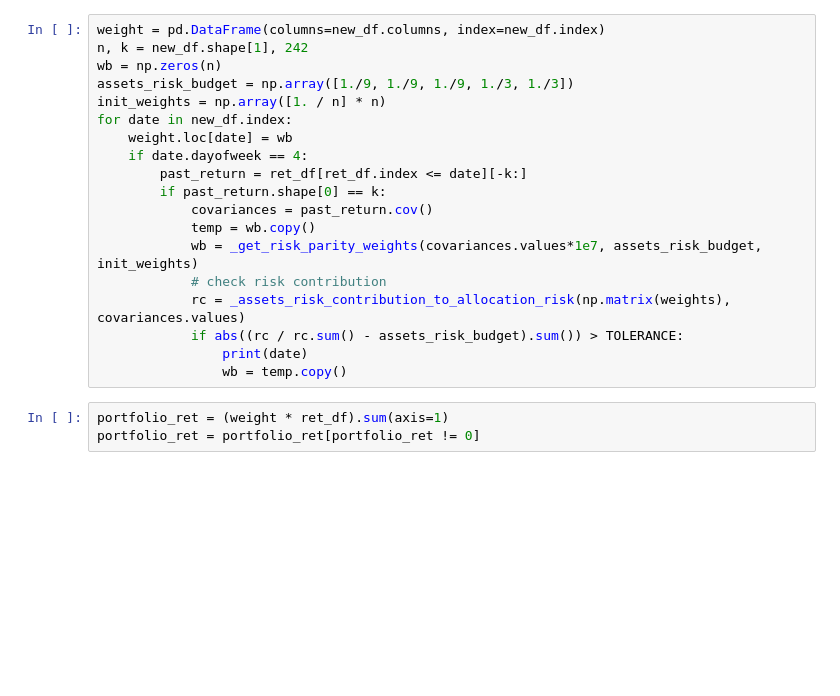
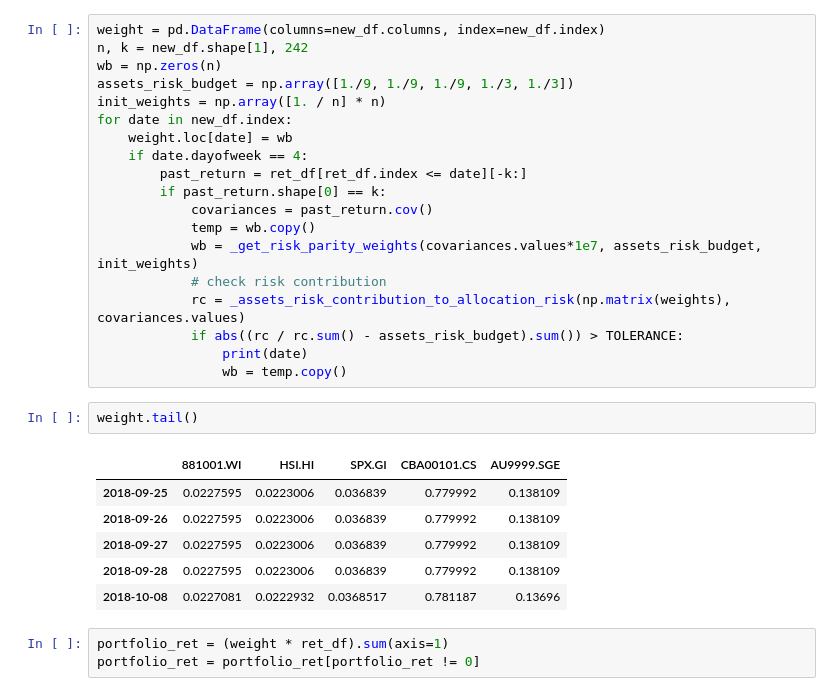
Before and after one commit to dxcv/Valyrian, a Jupyter notebook: risk parity portfolio/notebook/风险平价组合.ipynb, the cells around one changed output. Drawn from its saved outputs; the diff is of its cells as text; blank space fills up the shorter version.

```diff
--- a/risk parity portfolio/notebook/风险平价组合.ipynb
+++ b/risk parity portfolio/notebook/风险平价组合.ipynb
@@ -199,6 +194,15 @@ for date in new_df.index:
             if abs((rc / rc.sum() - assets_risk_budget).sum()) > TOLERANCE:
                 print(date)
                 wb = temp.copy()
+# %%
+weight.tail()
+# %% [output]
+|  | 881001.WI | HSI.HI | SPX.GI | CBA00101.CS | AU9999.SGE |
+| 2018-09-25 | 0.0227595 | 0.0223006 | 0.036839 | 0.779992 | 0.138109 |
+| 2018-09-26 | 0.0227595 | 0.0223006 | 0.036839 | 0.779992 | 0.138109 |
+| 2018-09-27 | 0.0227595 | 0.0223006 | 0.036839 | 0.779992 | 0.138109 |
+| 2018-09-28 | 0.0227595 | 0.0223006 | 0.036839 | 0.779992 | 0.138109 |
+| 2018-10-08 | 0.0227081 | 0.0222932 | 0.0368517 | 0.781187 | 0.13696 |
 # %%
 portfolio_ret = (weight * ret_df).sum(axis=1)
 portfolio_ret = portfolio_ret[portfolio_ret != 0]
```
Also changed, not shown: parts of 7 cells of this notebook, 14 other files.
